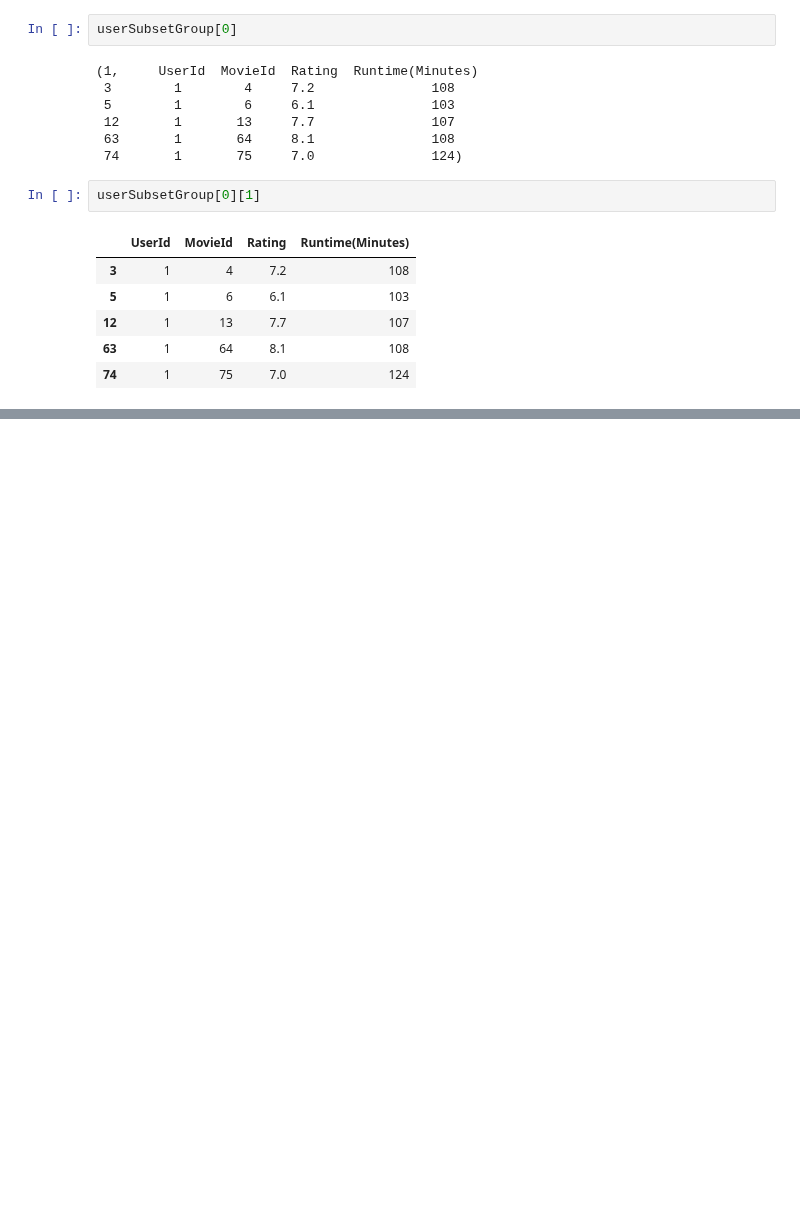
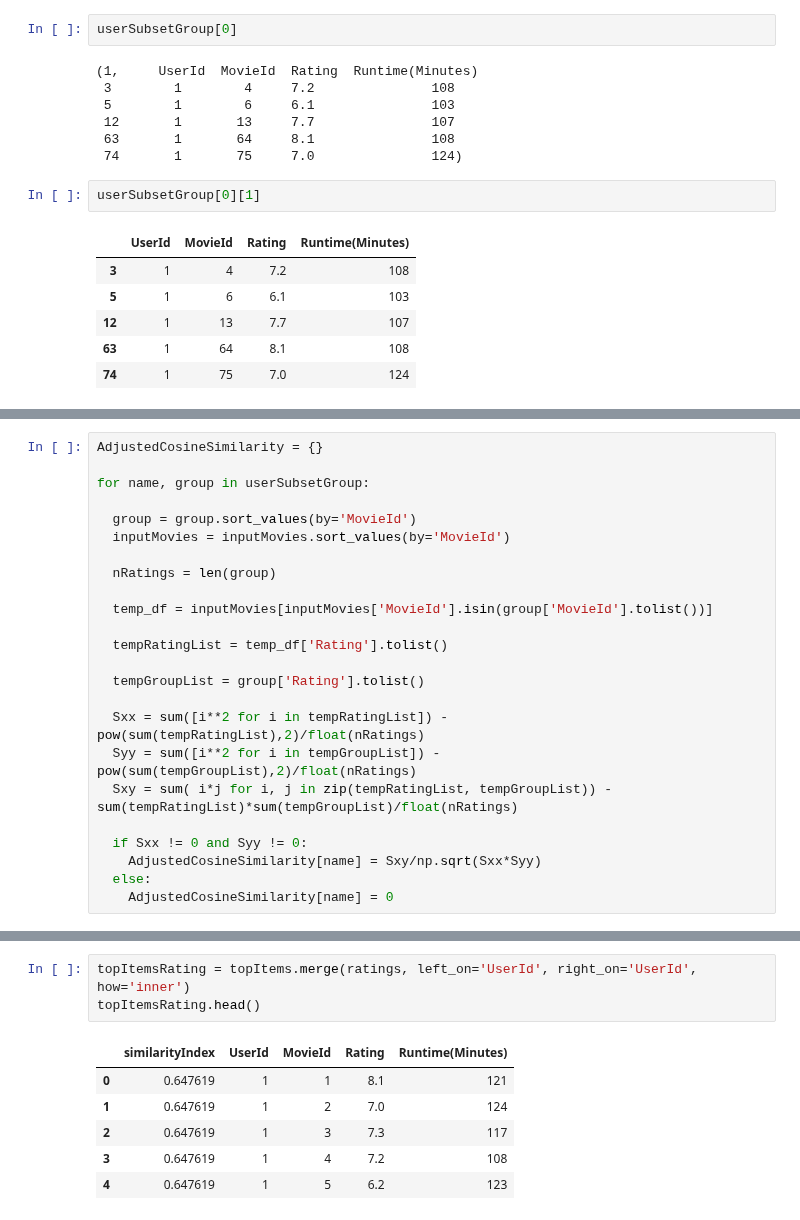
Before and after one commit to Ihbar1/ihbar.github.io, a Jupyter notebook: praktikum_sistem_rekomendasi.ipynb, the cells around one changed output, grey strips where cells are left out. Drawn from its saved outputs; the diff is of its cells as text; blank space fills up the shorter version.

```diff
--- a/praktikum_sistem_rekomendasi.ipynb
+++ b/praktikum_sistem_rekomendasi.ipynb
@@ -229,0 +234,24 @@ userSubsetGroup[0][1]
+# %%
+AdjustedCosineSimilarity = {}
+
+for name, group in userSubsetGroup:
+
+  group = group.sort_values(by='MovieId')
+  inputMovies = inputMovies.sort_values(by='MovieId')
+
+  nRatings = len(group)
+
+  temp_df = inputMovies[inputMovies['MovieId'].isin(group['MovieId'].tolist())]
+
+  tempRatingList = temp_df['Rating'].tolist()
+
+  tempGroupList = group['Rating'].tolist()
+
+  Sxx = sum([i**2 for i in tempRatingList]) - pow(sum(tempRatingList),2)/float(nRatings)
+  Syy = sum([i**2 for i in tempGroupList]) - pow(sum(tempGroupList),2)/float(nRatings)
+  Sxy = sum( i*j for i, j in zip(tempRatingList, tempGroupList)) - sum(tempRatingList)*sum(tempGroupList)/float(nRatings)
+
+  if Sxx != 0 and Syy != 0:
+    AdjustedCosineSimilarity[name] = Sxy/np.sqrt(Sxx*Syy)
+  else:
+    AdjustedCosineSimilarity[name] = 0
@@ -229,0 +282,10 @@ userSubsetGroup[0][1]
+# %%
+topItemsRating = topItems.merge(ratings, left_on='UserId', right_on='UserId', how='inner')
+topItemsRating.head()
+# %% [output]
+|  | similarityIndex | UserId | MovieId | Rating | Runtime(Minutes) |
+| 0 | 0.647619 | 1 | 1 | 8.1 | 121 |
+| 1 | 0.647619 | 1 | 2 | 7.0 | 124 |
+| 2 | 0.647619 | 1 | 3 | 7.3 | 117 |
+| 3 | 0.647619 | 1 | 4 | 7.2 | 108 |
+| 4 | 0.647619 | 1 | 5 | 6.2 | 123 |
```
Also changed, not shown: parts of 12 cells of this notebook.
